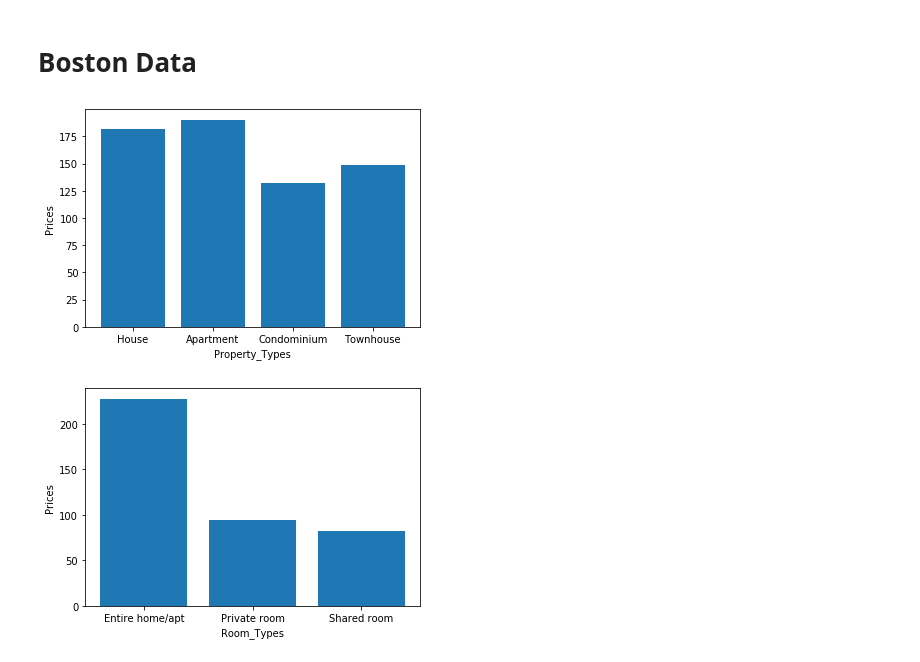
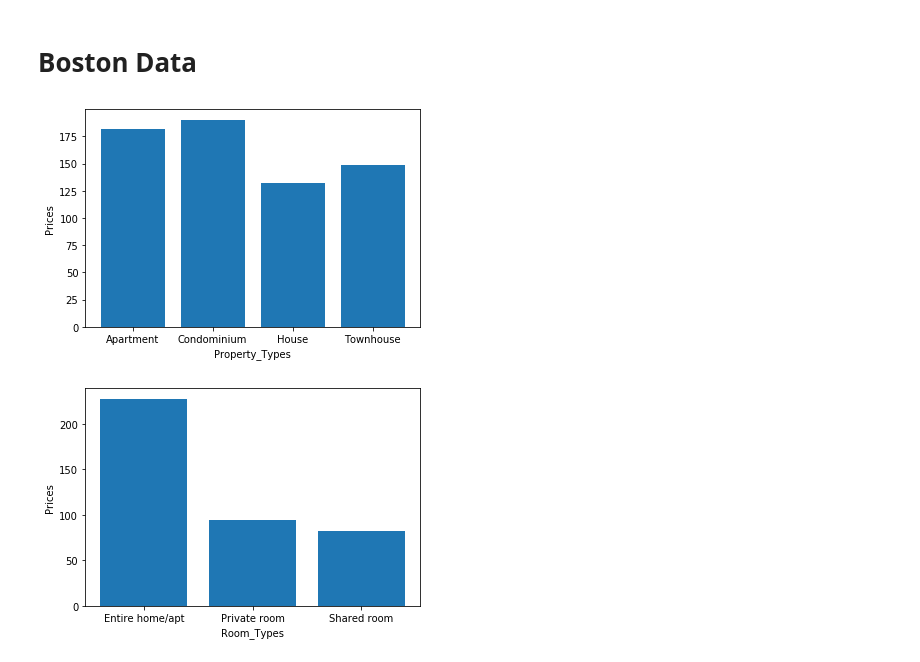
Before and after one commit to raghuchandan1/House_Price_Analysis, a Jupyter notebook: Seattle vs Boston AirBnB Price Analysis.ipynb, the cells around one changed output. Cells and saved outputs as stored; diff of their text form; code cells hidden in the pictures.

```diff
--- a/Seattle vs Boston AirBnB Price Analysis.ipynb
+++ b/Seattle vs Boston AirBnB Price Analysis.ipynb
@@ -305,10 +305,10 @@ plt.savefig('seattle_room.png')
 # %% [markdown]
 # Boston Data
 # %%
-plt.bar(boston_data['property_type'].unique(), boston_data.groupby('property_type')['price'].mean())
+plt.bar(boston_data['property_type'].sort_values().unique(), boston_data.groupby('property_type', sort = True)['price'].mean())
 plt.xlabel('Property_Types')
 plt.ylabel('Prices')
 plt.savefig('boston_property.png')
 # %% [output]
-[figure, old version]
+[figure, new version]
 # %%
```
Also changed, not shown: parts of 3 cells of this notebook, 1 other file.
